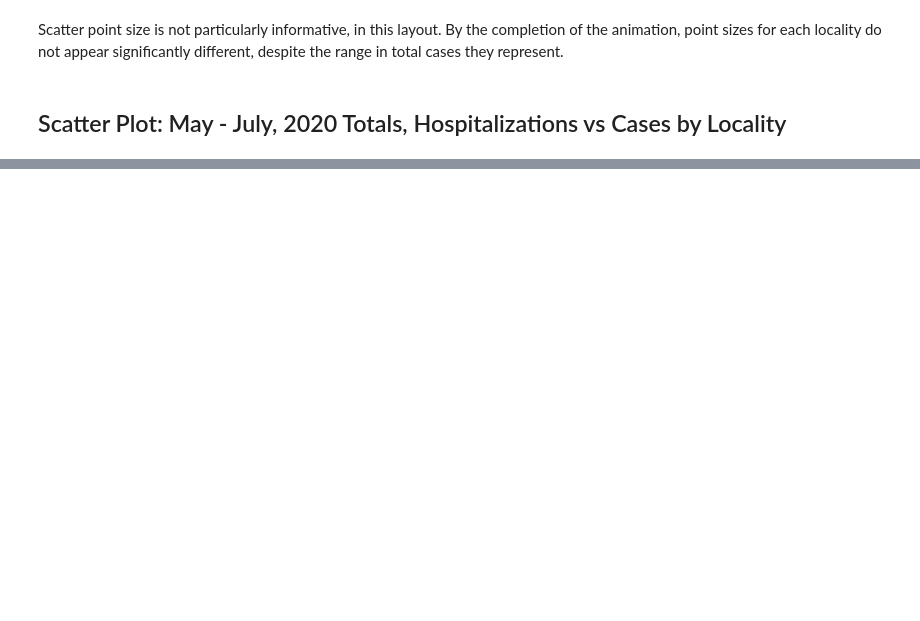
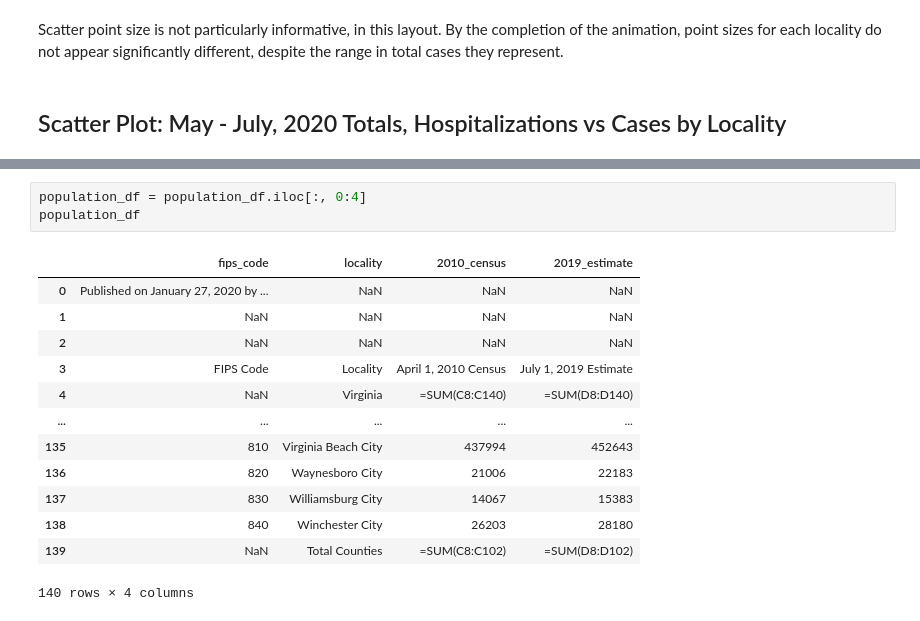
Before and after one commit to jammy-bot/va-covid-eda, a Jupyter notebook: va_covid_plots.ipynb, the cells around one changed output, grey strips where cells are left out. Drawn from its saved outputs; the diff is of its cells as text; blank space fills up the shorter version.

```diff
--- a/va_covid_plots.ipynb
+++ b/va_covid_plots.ipynb
@@ -407,0 +470,17 @@ fig.show()
+# %%
+population_df = population_df.iloc[:, 0:4]
+population_df
+# %% [output]
+|  | fips_code | locality | 2010_census | 2019_estimate |
+| 0 | Published on January 27, 2020 by ... | NaN | NaN | NaN |
+| 1 | NaN | NaN | NaN | NaN |
+| 2 | NaN | NaN | NaN | NaN |
+| 3 | FIPS Code | Locality | April 1, 2010 Census | July 1, 2019 Estimate |
+| 4 | NaN | Virginia | =SUM(C8:C140) | =SUM(D8:D140) |
+| ... | ... | ... | ... | ... |
+| 135 | 810 | Virginia Beach City | 437994 | 452643 |
+| 136 | 820 | Waynesboro City | 21006 | 22183 |
+| 137 | 830 | Williamsburg City | 14067 | 15383 |
+| 138 | 840 | Winchester City | 26203 | 28180 |
+| 139 | NaN | Total Counties | =SUM(C8:C102) | =SUM(D8:D102) |
+140 rows × 4 columns
```
Also changed, not shown: parts of 19 cells of this notebook.
